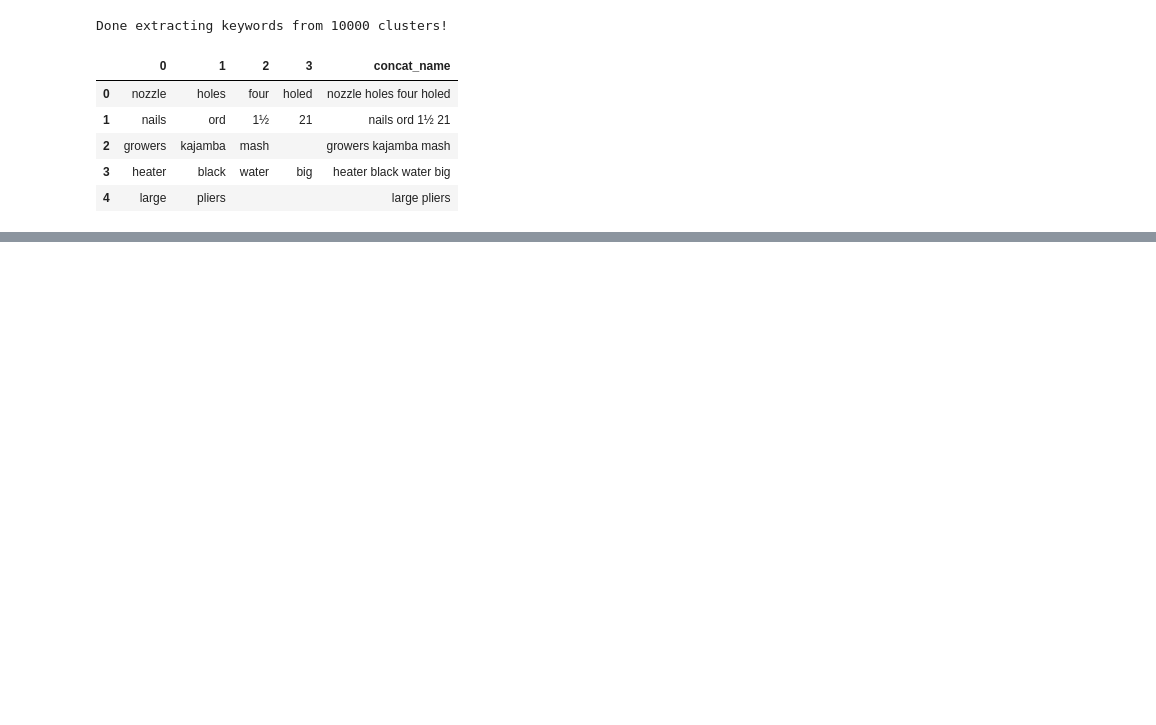
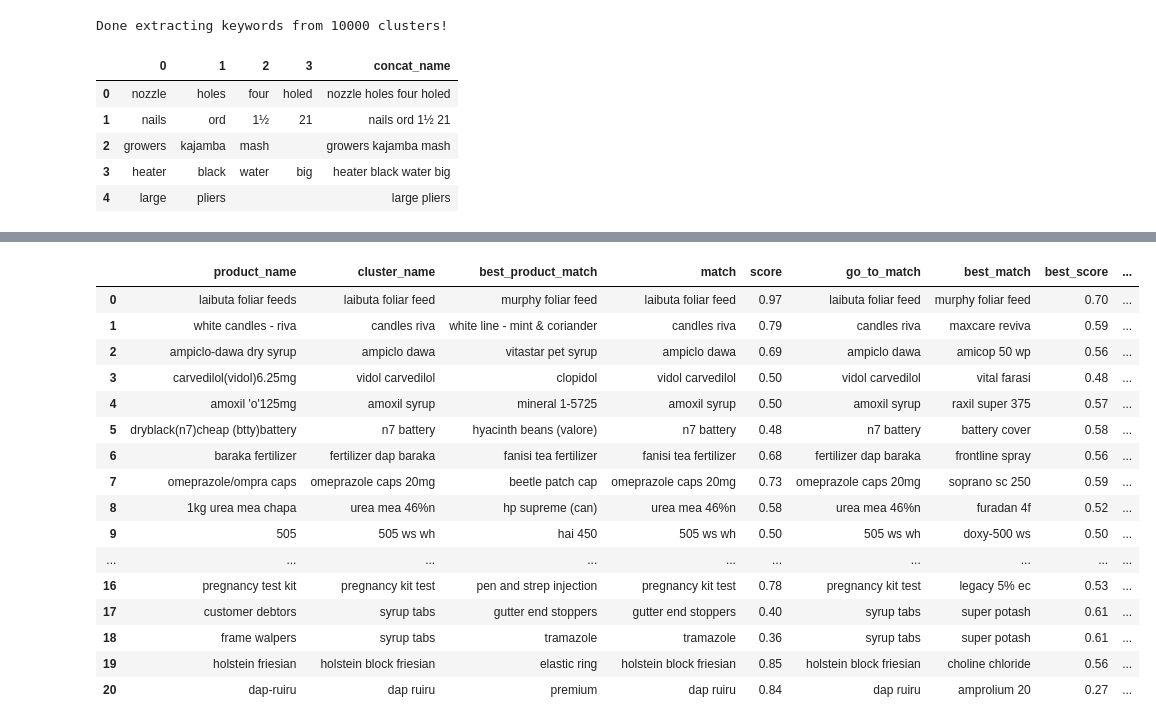
Before and after one commit to natbernard/Clustering-for-Product-Matching, a Jupyter notebook: model/clustering_stockist_transactions.ipynb, the cells around one changed output, grey strips where cells are left out. Saved outputs shown, nothing was run; the diff lists cells and outputs as text; code cells hidden in the pictures; blank space fills up the shorter version.

```diff
--- a/model/clustering_stockist_transactions.ipynb
+++ b/model/clustering_stockist_transactions.ipynb
@@ -321,0 +427,3 @@ keywords_df.head()
+# %%
+unique_clustered_data['go_to_match'] = np.where(unique_clustered_data['score'] >= 0.7, unique_clustered_data['match'], unique_clustered_data['cluster_name'])
+unique_clustered_data
@@ -321,0 +462,4 @@ keywords_df.head()
+# %%
+# loading the master list
+master_list_df = pd.read_csv('/home/natasha/Documents/Iprocure/Clustering-for-Product-Matching/data/master_list.csv')
+master_list_df
@@ -321,0 +480,18 @@ keywords_df.head()
+# %%
+matches_cache = {}
+master_list = master_list_df['product_name'].to_list()
+
+def get_closest_match(word, possibilities: list[str]):
+    word = str(word).lower()
+    if found := matches_cache.get(word):
+        return found
+
+    matches = get_close_matches(word, possibilities, n=1, cutoff=0.0)
+    match = matches[0] if matches else ''
+    score = round(SequenceMatcher(None, word, match).ratio(), 2)
+    found = {'best_match': match, 'best_score': score}
+    matches_cache[word] = found
+
+    return found         # pd.Series([word, match, score], index = ['product_name', 'match', 'score'])
+
+found_df = unique_clustered_data['go_to_match'].apply(lambda x: get_closest_match(x, master_list))
@@ -321,0 +504,3 @@ keywords_df.head()
+# %%
+found_df = found_df.apply(pd.Series)
+found_df.head()
@@ -321,0 +517,21 @@ keywords_df.head()
+# %%
+unique_clustered_data = pd.concat([unique_clustered_data, found_df], axis = 1)
+unique_clustered_data.head(20)
+# %% [output]
+|  | product_name | cluster_name | best_product_match | match | score | go_to_match | best_match | best_score | ... |
+| 0 | laibuta foliar feeds | laibuta foliar feed | murphy foliar feed | laibuta foliar feed | 0.97 | laibuta foliar feed | murphy foliar feed | 0.70 | ... |
+| 1 | white candles - riva | candles riva | white line - mint & coriander | candles riva | 0.79 | candles riva | maxcare reviva | 0.59 | ... |
+| 2 | ampiclo-dawa dry syrup | ampiclo dawa | vitastar pet syrup | ampiclo dawa | 0.69 | ampiclo dawa | amicop 50 wp | 0.56 | ... |
+| 3 | carvedilol(vidol)6.25mg | vidol carvedilol | clopidol | vidol carvedilol | 0.50 | vidol carvedilol | vital farasi | 0.48 | ... |
+| 4 | amoxil 'o'125mg | amoxil syrup | mineral 1-5725 | amoxil syrup | 0.50 | amoxil syrup | raxil super 375 | 0.57 | ... |
+| 5 | dryblack(n7)cheap (btty)battery | n7 battery | hyacinth beans (valore) | n7 battery | 0.48 | n7 battery | battery cover | 0.58 | ... |
+| 6 | baraka fertilizer | fertilizer dap baraka | fanisi tea fertilizer | fanisi tea fertilizer | 0.68 | fertilizer dap baraka | frontline spray | 0.56 | ... |
+| 7 | omeprazole/ompra caps | omeprazole caps 20mg | beetle patch cap | omeprazole caps 20mg | 0.73 | omeprazole caps 20mg | soprano sc 250 | 0.59 | ... |
+| 8 | 1kg urea mea chapa | urea mea 46%n | hp supreme (can) | urea mea 46%n | 0.58 | urea mea 46%n | furadan 4f | 0.52 | ... |
+| 9 | 505 | 505 ws wh | hai 450 | 505 ws wh | 0.50 | 505 ws wh | doxy-500 ws | 0.50 | ... |
+| ... | ... | ... | ... | ... | ... | ... | ... | ... | ... |
+| 16 | pregnancy test kit | pregnancy kit test | pen and strep injection | pregnancy kit test | 0.78 | pregnancy kit test | legacy 5% ec | 0.53 | ... |
+| 17 | customer debtors | syrup tabs | gutter end stoppers | gutter end stoppers | 0.40 | syrup tabs | super potash | 0.61 | ... |
+| 18 | frame walpers | syrup tabs | tramazole | tramazole | 0.36 | syrup tabs | super potash | 0.61 | ... |
+| 19 | holstein friesian | holstein block friesian | elastic ring | holstein block friesian | 0.85 | holstein block friesian | choline chloride | 0.56 | ... |
+| 20 | dap-ruiru | dap ruiru | premium | dap ruiru | 0.84 | dap ruiru | amprolium 20 | 0.27 | ... |
```
Also changed, not shown: parts of 21 cells of this notebook.
